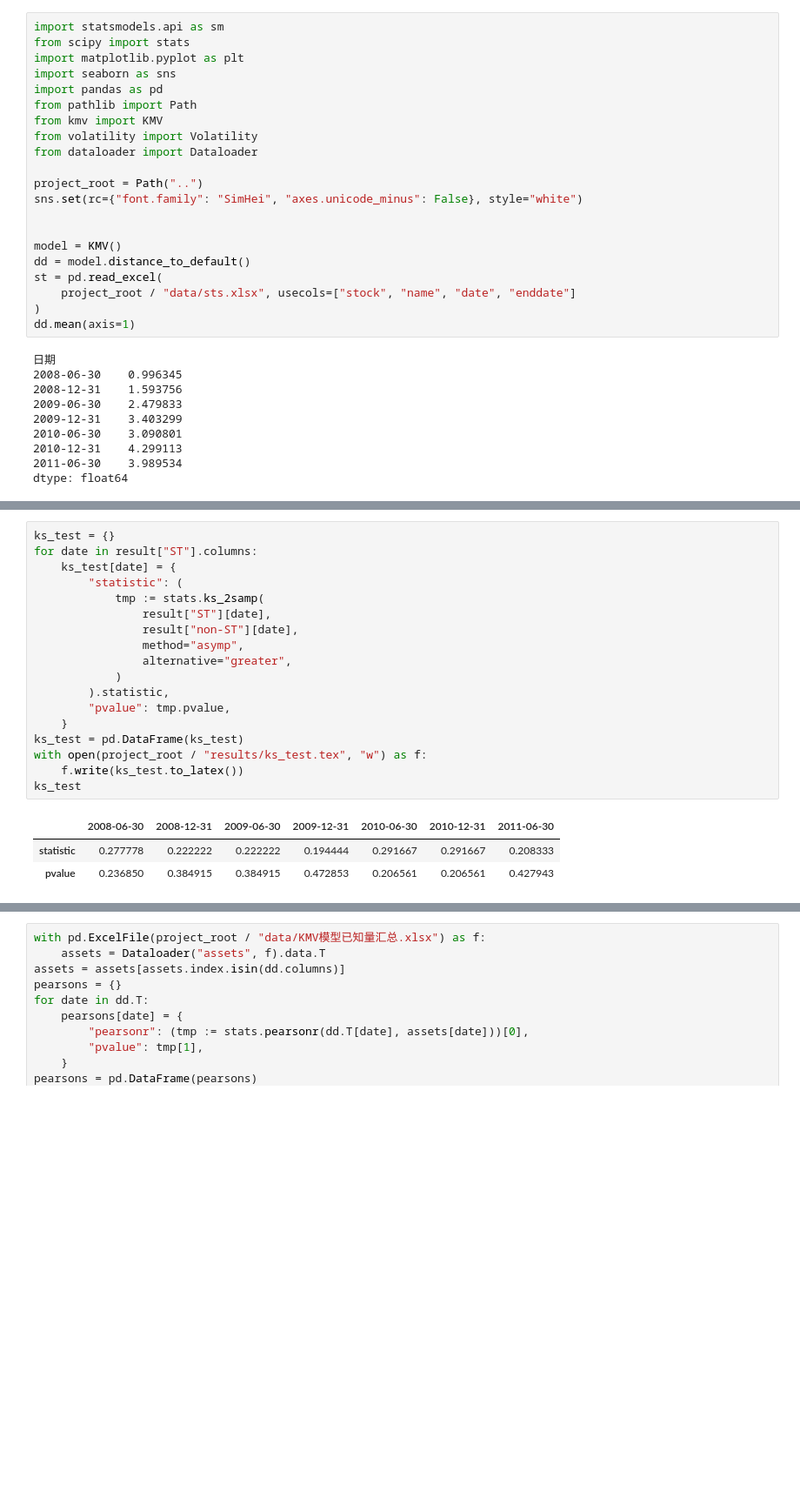
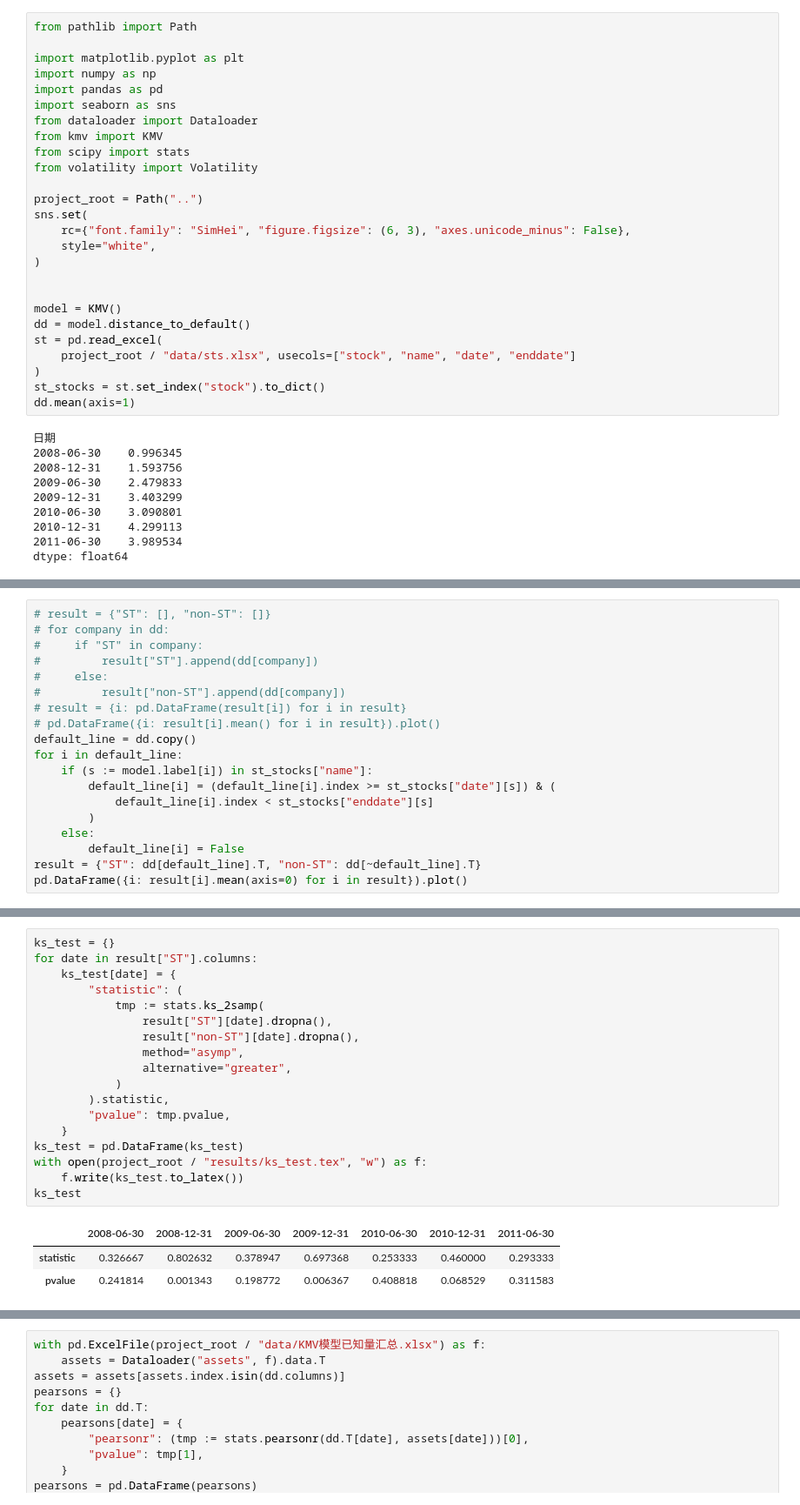
Before and after one commit to ErnestDong/papers, a Jupyter notebook: src/main.ipynb, the cells around one changed output, grey strips where cells are left out. Shown at 87% size. Cells and saved outputs as stored; diff of their text form; blank space fills up the shorter version.

```diff
--- a/src/main.ipynb
+++ b/src/main.ipynb
@@ -1,16 +7,20 @@
 # %%
-import statsmodels.api as sm
+from pathlib import Path
+
+import matplotlib.pyplot as plt
+import numpy as np
+import pandas as pd
+import seaborn as sns
+from dataloader import Dataloader
+from kmv import KMV
 from scipy import stats
-import matplotlib.pyplot as plt
-import seaborn as sns
-import pandas as pd
-from pathlib import Path
-from kmv import KMV
 from volatility import Volatility
-from dataloader import Dataloader
 
 project_root = Path("..")
-sns.set(rc={"font.family": "SimHei", "axes.unicode_minus": False}, style="white")
+sns.set(
+    rc={"font.family": "SimHei", "figure.figsize": (6, 3), "axes.unicode_minus": False},
+    style="white",
+)
 
 
 model = KMV()
@@ -18,6 +28,7 @@ dd = model.distance_to_default()
 st = pd.read_excel(
     project_root / "data/sts.xlsx", usecols=["stock", "name", "date", "enddate"]
 )
+st_stocks = st.set_index("stock").to_dict()
 dd.mean(axis=1)
 # %% [output]
 日期
@@ -59,0 +45,19 @@ pd.DataFrame({i: result[i].mean() for i in result}).plot()
+# %%
+# result = {"ST": [], "non-ST": []}
+# for company in dd:
+#     if "ST" in company:
+#         result["ST"].append(dd[company])
+#     else:
+#         result["non-ST"].append(dd[company])
+# result = {i: pd.DataFrame(result[i]) for i in result}
+# pd.DataFrame({i: result[i].mean() for i in result}).plot()
+default_line = dd.copy()
+for i in default_line:
+    if (s := model.label[i]) in st_stocks["name"]:
+        default_line[i] = (default_line[i].index >= st_stocks["date"][s]) & (
+            default_line[i].index < st_stocks["enddate"][s]
+        )
+    else:
+        default_line[i] = False
+result = {"ST": dd[default_line].T, "non-ST": dd[~default_line].T}
+pd.DataFrame({i: result[i].mean(axis=0) for i in result}).plot()
@@ -60,25 +67,25 @@ pd.DataFrame({i: result[i].mean() for i in result}).plot()
 # %%
 ks_test = {}
 for date in result["ST"].columns:
     ks_test[date] = {
         "statistic": (
             tmp := stats.ks_2samp(
-                result["ST"][date],
-                result["non-ST"][date],
+                result["ST"][date].dropna(),
+                result["non-ST"][date].dropna(),
                 method="asymp",
                 alternative="greater",
             )
         ).statistic,
         "pvalue": tmp.pvalue,
     }
 ks_test = pd.DataFrame(ks_test)
 with open(project_root / "results/ks_test.tex", "w") as f:
     f.write(ks_test.to_latex())
 ks_test
 # %% [output]
 |  | 2008-06-30 | 2008-12-31 | 2009-06-30 | 2009-12-31 | 2010-06-30 | 2010-12-31 | 2011-06-30 |
-| statistic | 0.277778 | 0.222222 | 0.222222 | 0.194444 | 0.291667 | 0.291667 | 0.208333 |
-| pvalue | 0.236850 | 0.384915 | 0.384915 | 0.472853 | 0.206561 | 0.206561 | 0.427943 |
+| statistic | 0.326667 | 0.802632 | 0.378947 | 0.697368 | 0.253333 | 0.460000 | 0.293333 |
+| pvalue | 0.241814 | 0.001343 | 0.198772 | 0.006367 | 0.408818 | 0.068529 | 0.311583 |
 # %%
 mw_test = {}
 for date in result["ST"].columns:
```
Also changed, not shown: parts of 15 cells of this notebook, 8 other files.
